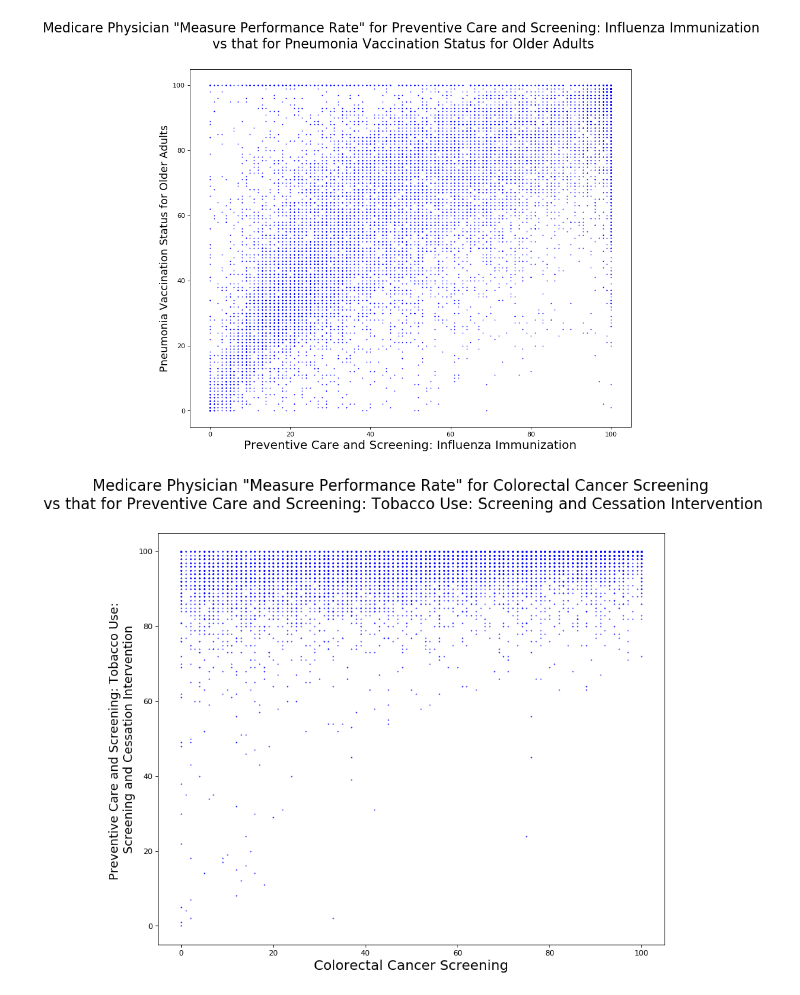
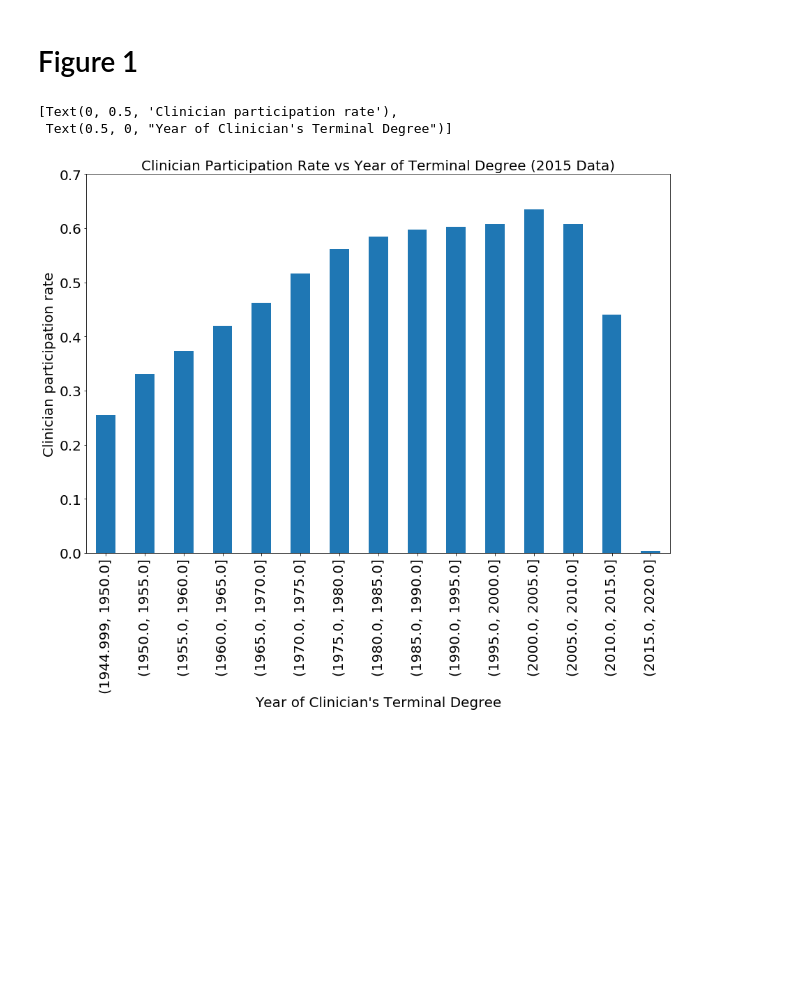
Before and after one commit to scottjn/jnscott_tdi, a Jupyter notebook: jnscott_tdi_medicare.ipynb, the cells around one changed output. Cells and saved outputs as stored; diff of their text form; code cells hidden in the pictures; blank space fills up the shorter version.

```diff
--- a/jnscott_tdi_medicare.ipynb
+++ b/jnscott_tdi_medicare.ipynb
@@ -87,18 +1,23 @@ plt.show()
-# %%
-fig5=plt.figure(figsize=(12, 10), dpi= 80, facecolor='w', edgecolor='k')
-fig5.suptitle('Medicare Physician "Measure Performance Rate" for Preventive Care and Screening: Influenza Immunization \nvs that for Pneumonia Vaccination Status for Older Adults', fontsize=20)
-plt.xlabel('Preventive Care and Screening: Influenza Immunization', fontsize=18)
-plt.ylabel('Pneumonia Vaccination Status for Older Adults', fontsize=16)
-ax9=plt.scatter(df23.Measure_Performance_Rate_x, df23.Measure_Performance_Rate_y, c=df23., s=0.4)
-plt.show()
-# %% [output]
-[figure, removed]
-# %%
-fig6=plt.figure(figsize=(12, 10), dpi= 80, facecolor='w', edgecolor='k')
-fig6.suptitle('Medicare Physician "Measure Performance Rate" for Colorectal Cancer Screening \nvs that for Preventive Care and Screening: Tobacco Use: Screening and Cessation Intervention', fontsize=20)
-plt.xlabel('Colorectal Cancer Screening', fontsize=18)
-plt.ylabel('Preventive Care and Screening: Tobacco Use: \nScreening and Cessation Intervention', fontsize=16)
-ax10=plt.scatter(df59.Measure_Performance_Rate_x, df59.Measure_Performance_Rate_y, c='blue', s=0.4)
-plt.show()
-# %% [output]
-[figure, removed]
+# %%
+from pathlib import Path
+import numpy as np
+import pandas as pd
+import scipy
+from scipy import stats
+import matplotlib.pyplot as plt
+import matplotlib.pylab as pylab
+
+params = {'legend.fontsize': 20,
+          'figure.figsize': (15, 10),
+         'axes.labelsize': 20,
+         'axes.titlesize': 20,
+         'xtick.labelsize': 20,
+         'ytick.labelsize': 20}
+pylab.rcParams.update(params)
+plt.close('all')
+
+## Files are stored in the '2015' and '2016' subdirectories, relative to the working directory
+path2015 = Path('2015')
+path2016 = Path('2016')
+dp = np.linspace(0,100,11)
+dy = np.linspace(1945,2020,15)
@@ -104,0 +63,13 @@ plt.show()
+# %% [markdown]
+# Figure 1
+# %%
+dy = np.linspace(1945,2020,16)
+a15 = pd.value_counts(ndf15.loc[(ndf15['PQRS']=='Y'),['NPI','Grd_yr']].drop_duplicates().dropna().Grd_yr, bins=dy, sort=False)
+b15 = pd.value_counts(ndf15[['NPI','Grd_yr']].drop_duplicates().dropna().Grd_yr, bins=dy, sort=False)
+c15 = a15/b15
+ax = c15.plot.bar(ylim=(0,0.7), title='Clinician Participation Rate vs Year of Terminal Degree (2015 Data)')
+ax.set(xlabel="Year of Clinician's Terminal Degree", ylabel="Clinician participation rate")
+# %% [output]
+[Text(0, 0.5, 'Clinician participation rate'),
+ Text(0.5, 0, "Year of Clinician's Terminal Degree")]
+[figure, added]
```
Also changed, not shown: parts of 38 cells of this notebook.
